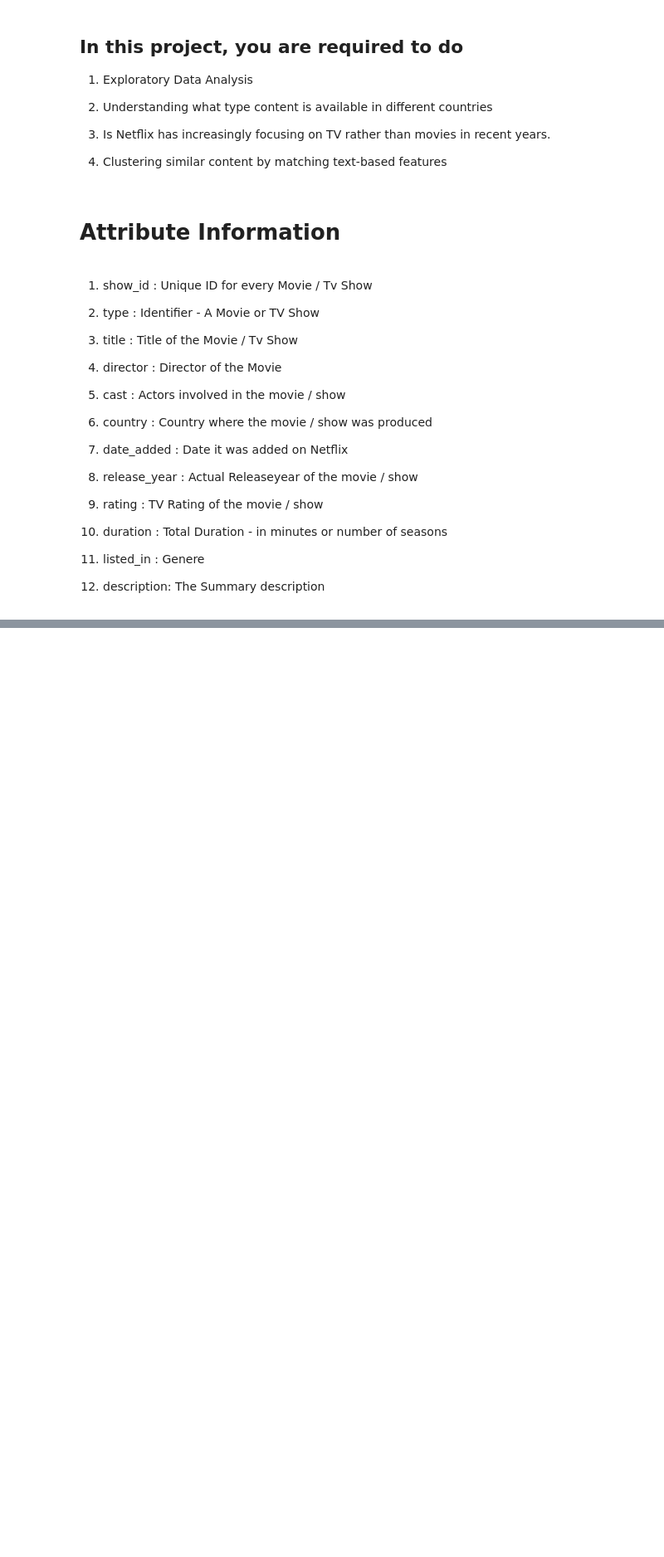
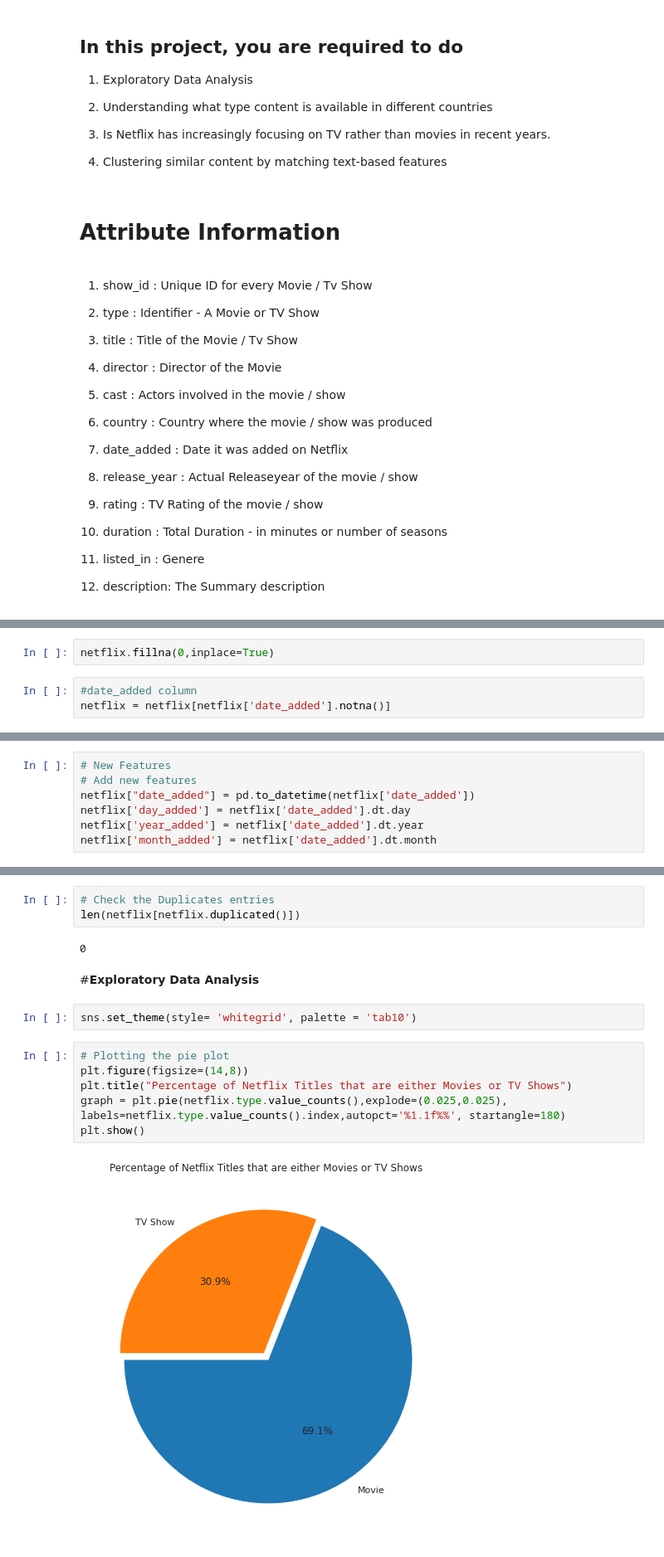
Before and after one commit to vbhsharma7/Netflix-movies-and-tv-show-clustering-capstone, a Jupyter notebook: NETFLIX_MOVIES_AND_TV_SHOWS_CLUSTERING.ipynb, the cells around one changed output, grey strips where cells are left out. Shown: that part at 83% size. Drawn from its saved outputs; the diff is of its cells as text; blank space fills up the shorter version.

```diff
--- a/NETFLIX_MOVIES_AND_TV_SHOWS_CLUSTERING.ipynb
+++ b/NETFLIX_MOVIES_AND_TV_SHOWS_CLUSTERING.ipynb
@@ -289,0 +276,5 @@ plt.show()
+# %%
+netflix.fillna(0,inplace=True)
+# %%
+#date_added column
+netflix = netflix[netflix['date_added'].notna()]
@@ -289,0 +298,7 @@ plt.show()
+# %%
+# New Features
+# Add new features
+netflix["date_added"] = pd.to_datetime(netflix['date_added'])
+netflix['day_added'] = netflix['date_added'].dt.day
+netflix['year_added'] = netflix['date_added'].dt.year
+netflix['month_added'] = netflix['date_added'].dt.month
@@ -289,0 +315,17 @@ plt.show()
+# %%
+# Check the Duplicates entries
+len(netflix[netflix.duplicated()])
+# %% [output]
+0
+# %% [markdown]
+#**Exploratory Data Analysis**
+# %%
+sns.set_theme(style= 'whitegrid', palette = 'tab10')
+# %%
+# Plotting the pie plot
+plt.figure(figsize=(14,8))
+plt.title("Percentage of Netflix Titles that are either Movies or TV Shows")
+graph = plt.pie(netflix.type.value_counts(),explode=(0.025,0.025), labels=netflix.type.value_counts().index,autopct='%1.1f%%', startangle=180)
+plt.show()
+# %% [output]
+[figure, added]
```
Also changed, not shown: parts of 99 cells of this notebook.
